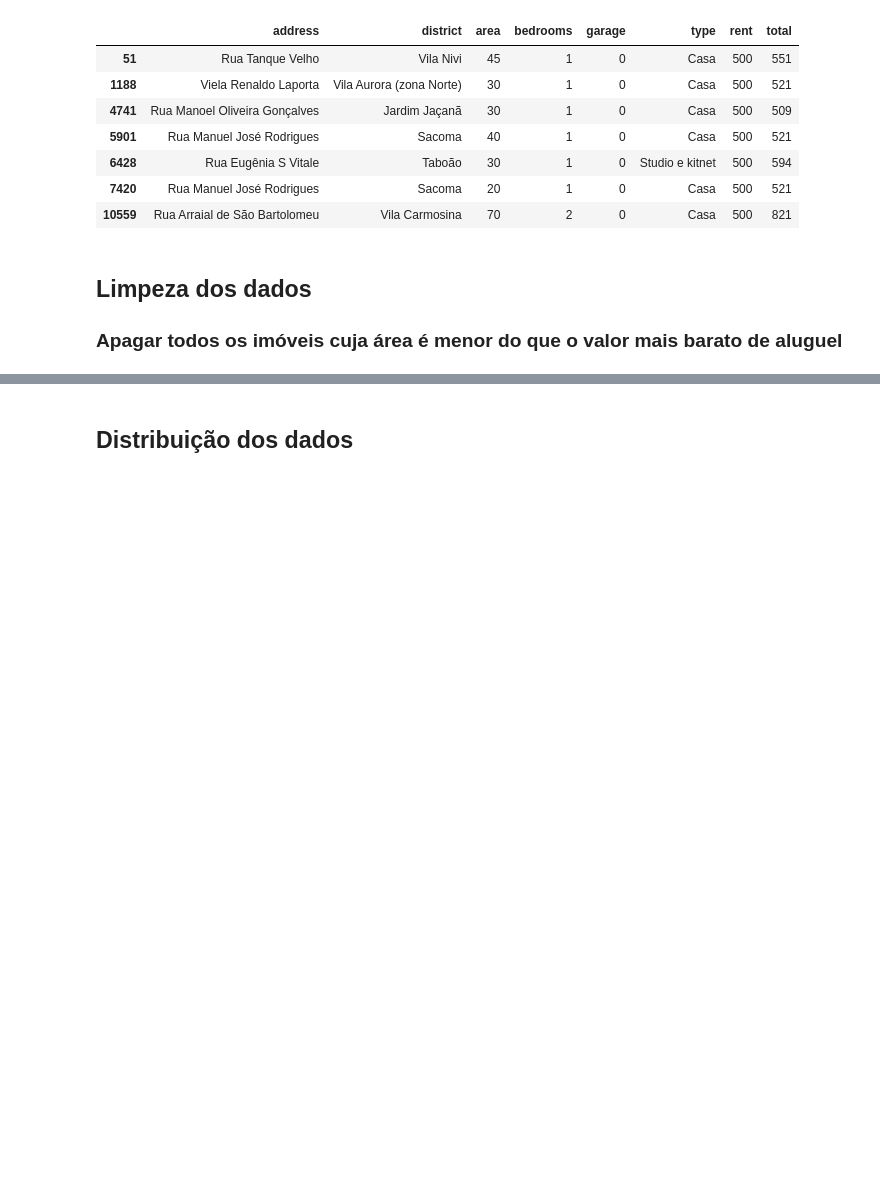
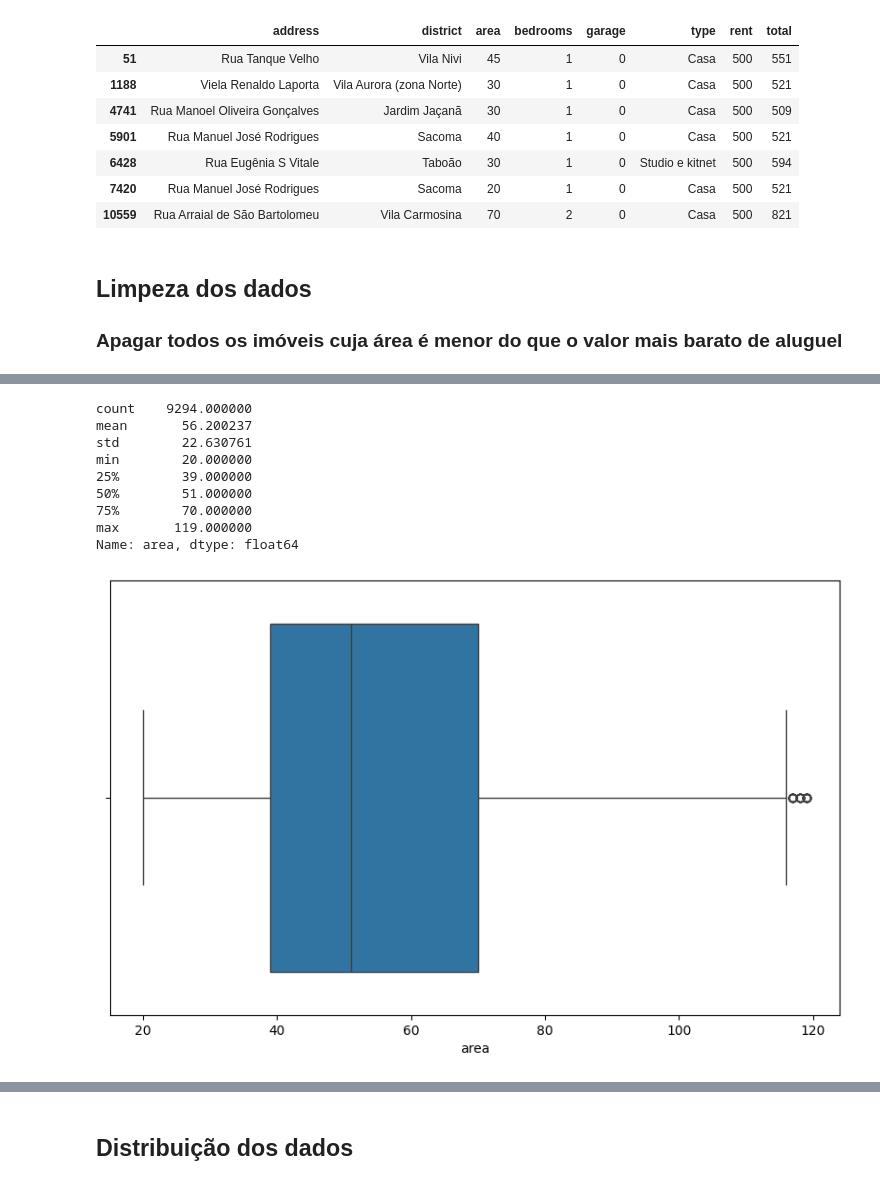
Before and after one commit to csampaio2/imoveis-sp-prediction, a Jupyter notebook: trabalho_final_imoveis_aluguel.ipynb, the cells around one changed output, grey strips where cells are left out. Drawn from its saved outputs; the diff is of its cells as text; code cells hidden in the pictures; blank space fills up the shorter version.

```diff
--- a/trabalho_final_imoveis_aluguel.ipynb
+++ b/trabalho_final_imoveis_aluguel.ipynb
@@ -128,0 +132,15 @@ Name: 7420, dtype: object
+# %%
+plt.figure(figsize=(10, 6))
+sns.boxplot(x=df_imoveis['area'])
+df_imoveis.area.describe()
+# %% [output]
+count    9294.000000
+mean       56.200237
+std        22.630761
+min        20.000000
+25%        39.000000
+50%        51.000000
+75%        70.000000
+max       119.000000
+Name: area, dtype: float64
+[figure, added]
```
Also changed, not shown: parts of 26 cells of this notebook, 1 other file.
